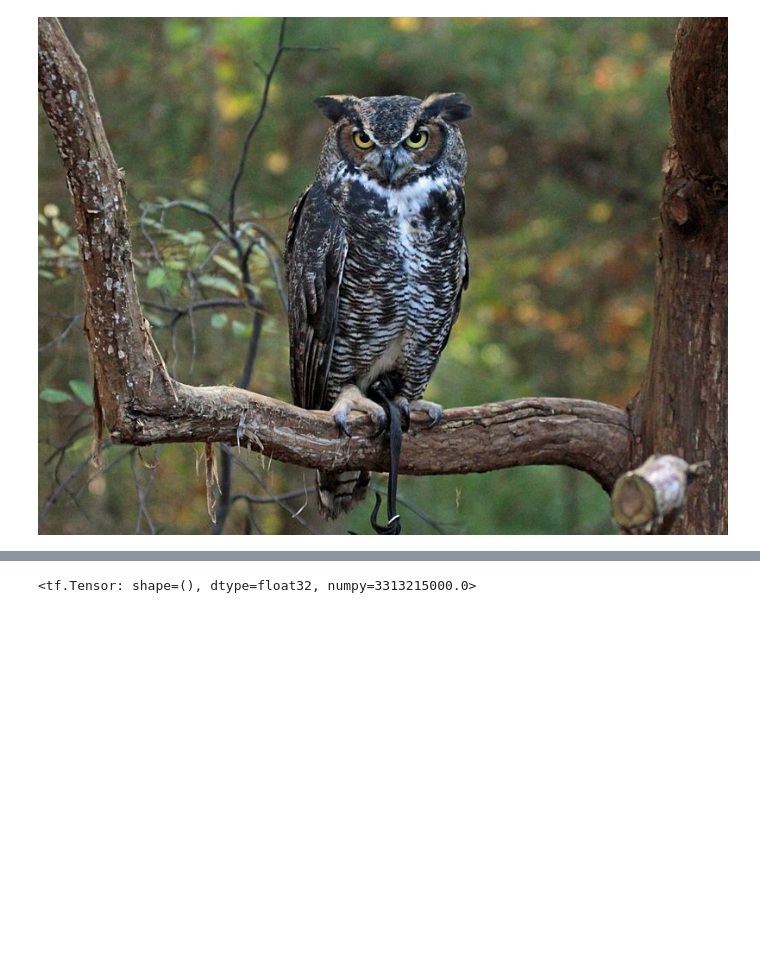
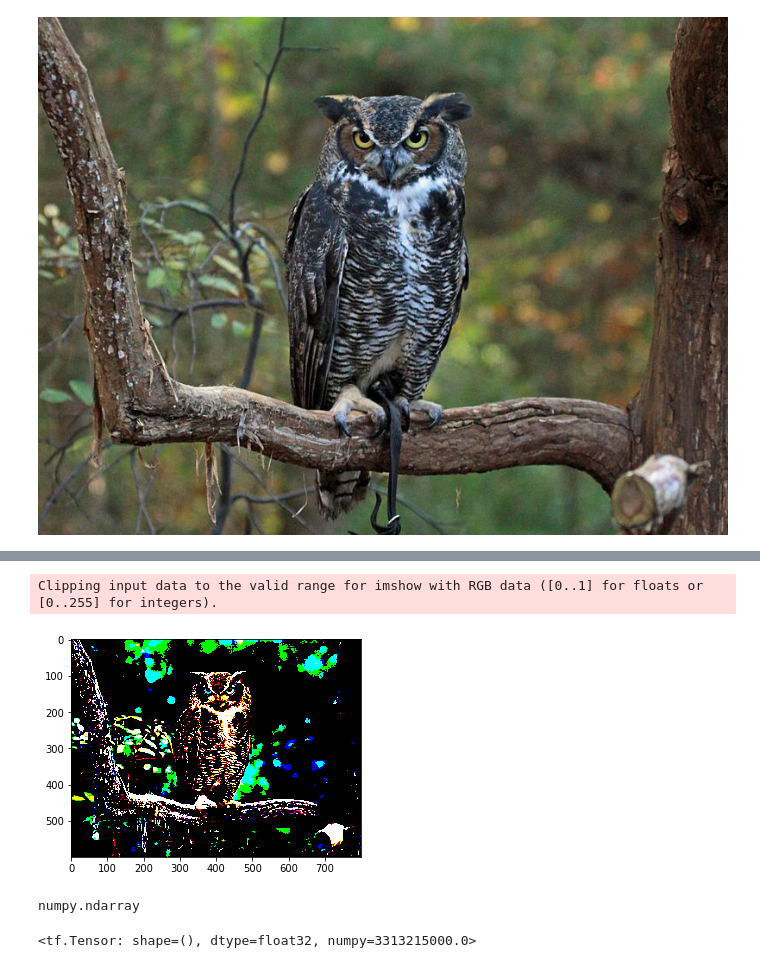
Before and after one commit to BinaryWiz/AI-Experiments, a Jupyter notebook: NeuralStyleTransfer/NST.ipynb, the cells around one changed output, grey strips where cells are left out. Cells and saved outputs as stored; diff of their text form; code cells hidden in the pictures; blank space fills up the shorter version.

```diff
--- a/NeuralStyleTransfer/NST.ipynb
+++ b/NeuralStyleTransfer/NST.ipynb
@@ -76,12 +85,18 @@ def vgg_model_output(layers):
 # %%
 norm_content = normalize_data(content_array).reshape(1, SHAPE[0], SHAPE[1], SHAPE[2])
 norm_style = normalize_data(style_array).reshape(1, SHAPE[0], SHAPE[1], SHAPE[2])
 norm_gen_img = normalize_data(gen_img).reshape(1, SHAPE[0], SHAPE[1], SHAPE[2])
+gen_img = norm_gen_img
+plt.imshow(gen_img[0])
+
 
 a_gen_content_layers = vgg_model_output(CONTENT_LAYERS)(norm_gen_img)
 a_gen_style_layers = vgg_model_output(STYLE_LAYERS)(norm_gen_img)
 a_content_layers = vgg_model_output(CONTENT_LAYERS)(norm_content)
 a_style_layers = vgg_model_output(STYLE_LAYERS)(norm_style)
+# %% [output]
+Clipping input data to the valid range for imshow with RGB data ([0..1] for floats or [0..255] for integers).
+[figure, added]
 # %%
 # Compute the cost of the content given the activations
 def compute_content_cost(a_gen_img, a_content_img):
@@ -126,7 +144,3 @@ def total_style_cost(a_gen_style_layers, a_style_layers):
         a_style_layer = tf.reshape(tf.transpose(a_style_layer, perm=[3, 1, 2, 0]), shape=[n_C, n_W * n_H])
         total_cost = total_cost + STYLE_LAYERS[layer][1] * style_cost_layer(a_gen_style_layer, a_style_layer, n_C, n_W, n_H)
     return total_cost
-# %%
-total_style_cost(a_gen_style_layers, a_style_layers)
-# %% [output]
-<tf.Tensor: shape=(), dtype=float32, numpy=3313215000.0>
@@ -133,2 +177,11 @@ total_style_cost(a_gen_style_layers, a_style_layers)
+# %%
+tf.transpose(restore_original_image_from_array(tf.transpose(gen_img[0], perm=[2, 0, 1]).numpy()))
+# %% [output]
+numpy.ndarray
+# %%
+# Just to test things are working
+total_style_cost(a_gen_style_layers, a_style_layers)
+# %% [output]
+<tf.Tensor: shape=(), dtype=float32, numpy=3313215000.0>
 # %%
 # Compute the total cost
```
Also changed, not shown: parts of 7 cells of this notebook.
